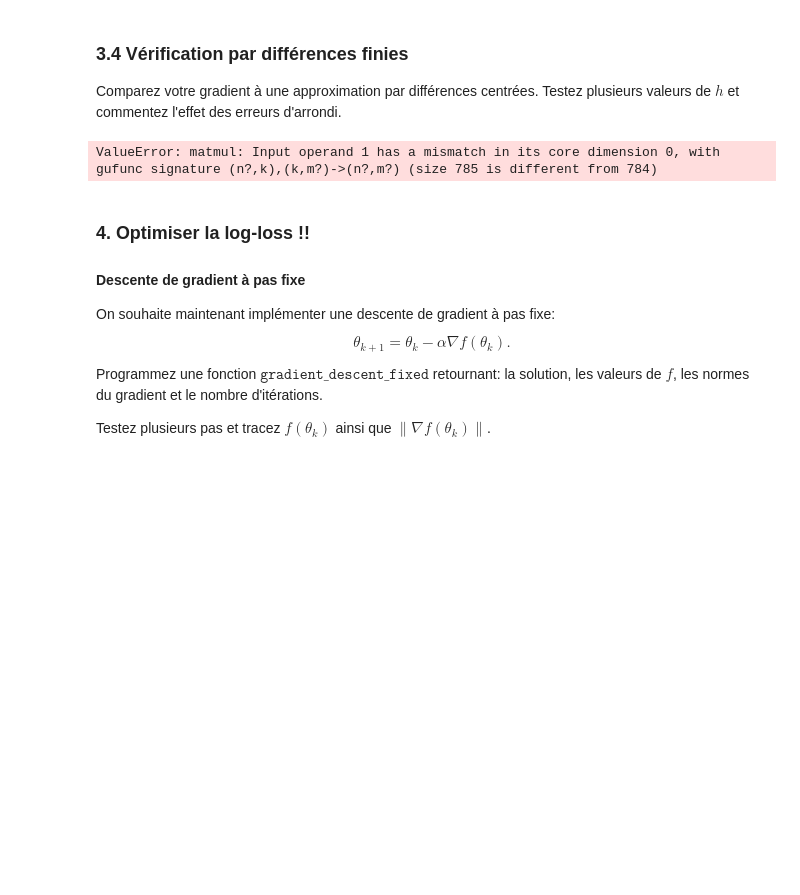
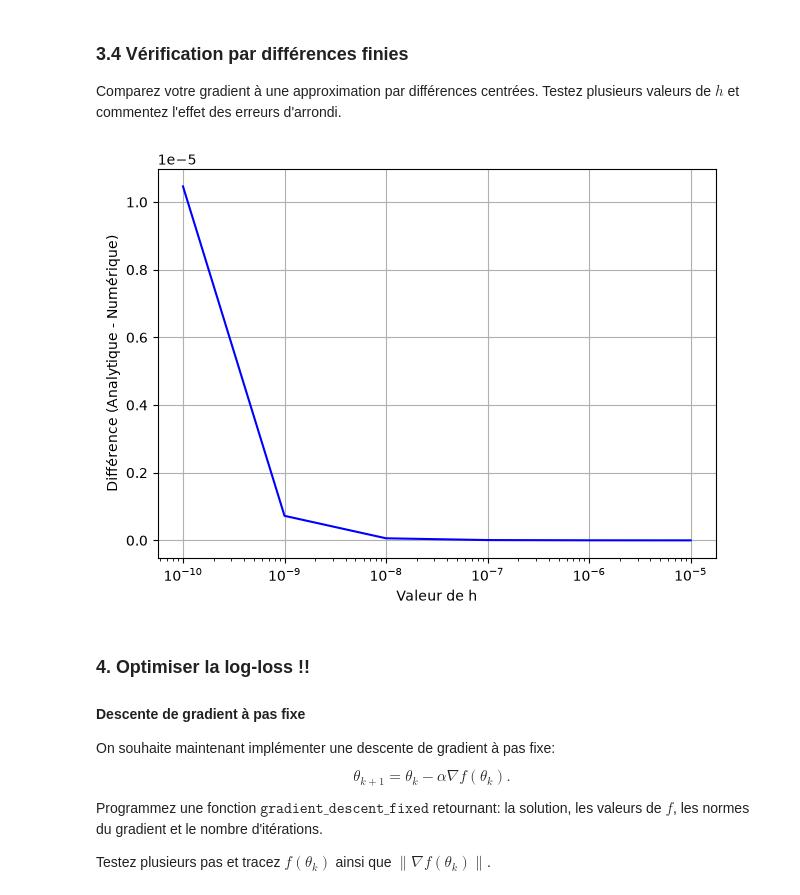
Before and after one commit to momo67-coder/Projet-MDC-2026, a Jupyter notebook: projet-python/Projet_QuickDraw_Sujet.ipynb, the cells around one changed output. Saved outputs shown, nothing was run; the diff lists cells and outputs as text; code cells hidden in the pictures; blank space fills up the shorter version.

Commit message:
Comparaison calcul du gradient de manière analytique et numérique et réponse aux questions

```diff
--- a/projet-python/Projet_QuickDraw_Sujet.ipynb
+++ b/projet-python/Projet_QuickDraw_Sujet.ipynb
@@ -385,33 +393,57 @@ def grad_objective(theta, Xb, y, lmbda=1e-2):
 
 Comparez votre gradient à une approximation par différences centrées. Testez plusieurs valeurs de $h$ et commentez l'effet des erreurs d'arrondi.
 # %%
-def finite_difference_gradient(f, theta, h=1e-6):
+def finite_difference_gradient(f,Xb,y, theta, h=1e-6):
     g = np.zeros_like(theta, dtype=float)
     for j in range(theta.size):
         e = np.zeros_like(theta, dtype=float)
         e[j] = 1.0
-        g[j] = (f(theta + h*e) - f(theta - h*e)) / (2*h)
+        g[j] = (f(theta + h*e,Xb,y) - f(theta - h*e,Xb,y)) / (2*h)
     return g
 
 # Oui mais en dimension 785, vérifier toutes les composantes coûte cher.
 # On peut vérifier un sous-ensemble d'indices tirés aléatoirement.
-def finite_difference_gradient(f, theta, h=1e-6, indices=None):
+def finite_difference_gradient(f,Xb,y, theta, h=1e-6, indices=None):
 
     if indices is None:
         indices = np.arange(theta.size)
     g = np.full(theta.shape, np.nan, dtype=float)
     for j in indices:
         e = np.zeros_like(theta, dtype=float)
         e[j] = 1.0
-        g[j] = (f(theta + h*e) - f(theta - h*e)) / (2*h)
+        g[j] = (f(theta + h*e,Xb,y) - f(theta - h*e,Xb,y)) / (2*h)
     return g
 
 
 
 
 # TODO — comparer gradient analytique et gradient numérique
+
+# Initialisation avec des petits poids aléatoires (entre -0.1 et 0.1)
+theta = np.random.randn(785) * 0.01
+#(je me suis aidee de l'IA pour le choix de theta car sinon on avait des log(0) je sais pas pourquoi)
+grad_ana = grad_objective(theta, X_train_b, y_train)
+H = np.array([1e-10, 1e-9, 1e-8, 1e-7, 1e-6, 1e-5])
+différences = []
+indices_test = [0, 12, 100, 200, 300, 400, 500, 600, 700, 784]
+
+for h in H:
+    grad_num = finite_difference_gradient(objective, X_train_b, y_train, theta, h, indices=indices_test)
+
+    #Compare avec la norme euclidienne
+    diff = np.sum((grad_ana[indices_test] - grad_num[indices_test]) ** 2) ** 0.5
+    différences.append(diff)
+
+# Tracé
+plt.plot(H, différences,color = 'blue')
+plt.xscale('log')
+plt.xlabel('Valeur de h')
+plt.ylabel('Différence (Analytique - Numérique)')
+plt.grid(True)
+plt.tight_layout()
+plt.show()
 # %% [output]
-ValueError: matmul: Input operand 1 has a mismatch in its core dimension 0, with gufunc signature (n?,k),(k,m?)->(n?,m?) (size 785 is different from 784)
+[figure, added]
 # %% [markdown]
 ### 4. Optimiser la log-loss !!
 #### Descente de gradient à pas fixe
```
Also changed, not shown: parts of 6 cells of this notebook.
